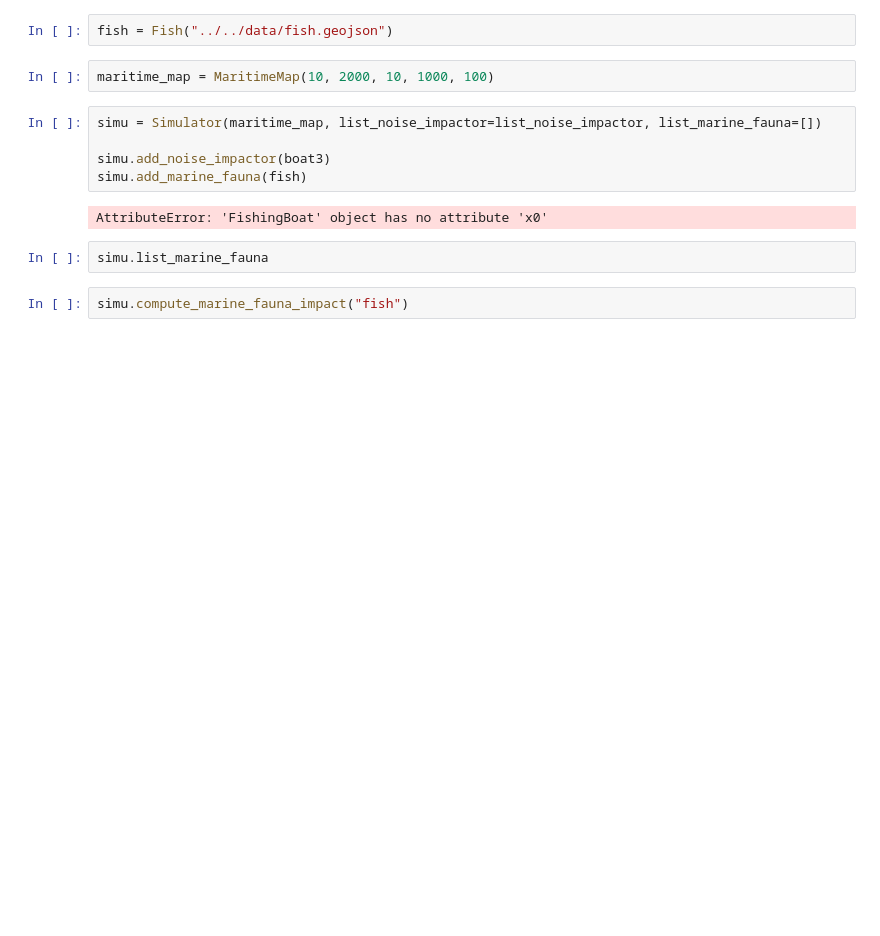
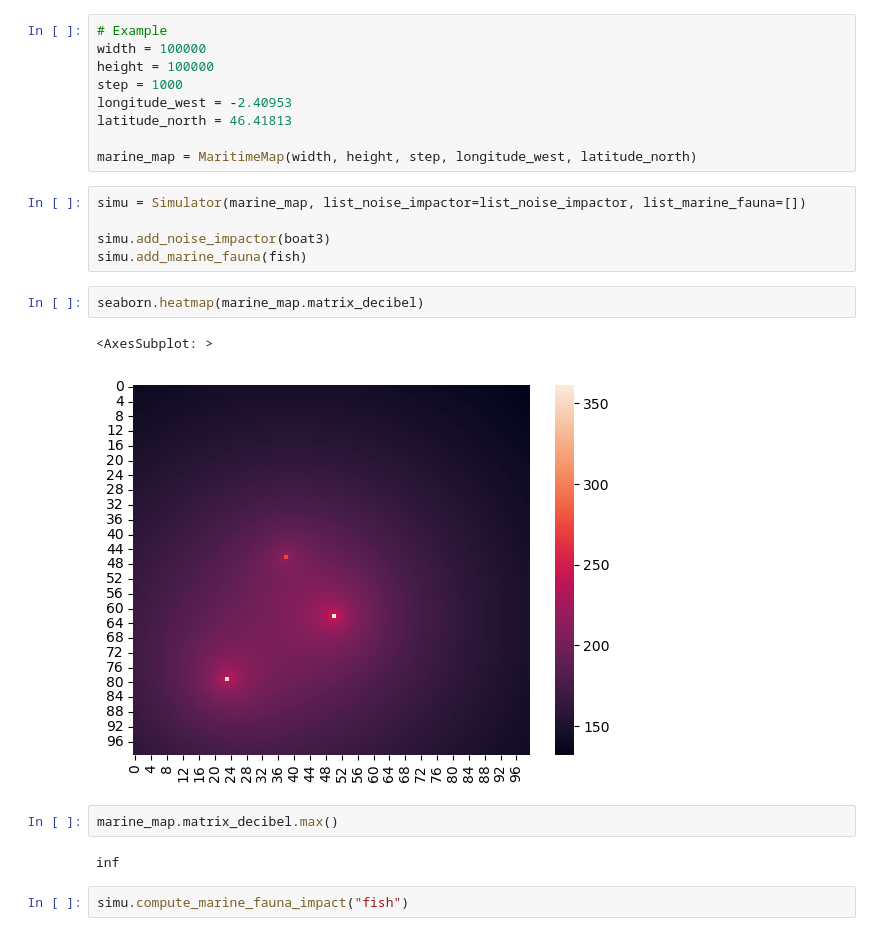
Before and after one commit to DeSEAbel/deseabel, a Jupyter notebook: ocean_ecosystem/examples/sound_propagation.ipynb, the cells around one changed output. Cells and saved outputs as stored; diff of their text form; blank space fills up the shorter version.

Commit message:
Add matrix transformation meters to coordinates

```diff
--- a/ocean_ecosystem/examples/sound_propagation.ipynb
+++ b/ocean_ecosystem/examples/sound_propagation.ipynb
@@ -21,16 +32,26 @@ list_noise_impactor = [boat1, boat2]
-# %%
-fish = Fish("../../data/fish.geojson")
 # %%
-maritime_map = MaritimeMap(10, 2000, 10, 1000, 100)
+# Example
+width = 100000
+height = 100000
+step = 1000
+longitude_west = -2.40953
+latitude_north = 46.41813
+
+marine_map = MaritimeMap(width, height, step, longitude_west, latitude_north)
-# %%
-simu = Simulator(maritime_map, list_noise_impactor=list_noise_impactor, list_marine_fauna=[])
-
-simu.add_noise_impactor(boat3)
-simu.add_marine_fauna(fish)
-# %% [output]
-AttributeError: 'FishingBoat' object has no attribute 'x0'
-# %%
-simu.list_marine_fauna
+# %%
+simu = Simulator(marine_map, list_noise_impactor=list_noise_impactor, list_marine_fauna=[])
+
+simu.add_noise_impactor(boat3)
+simu.add_marine_fauna(fish)
+# %%
+seaborn.heatmap(marine_map.matrix_decibel)
+# %% [output]
+<AxesSubplot: >
+[figure, added]
+# %%
+marine_map.matrix_decibel.max()
+# %% [output]
+inf
 # %%
 simu.compute_marine_fauna_impact("fish")
 # %%
```
Also changed, not shown: parts of 2 cells of this notebook, 6 other files.
